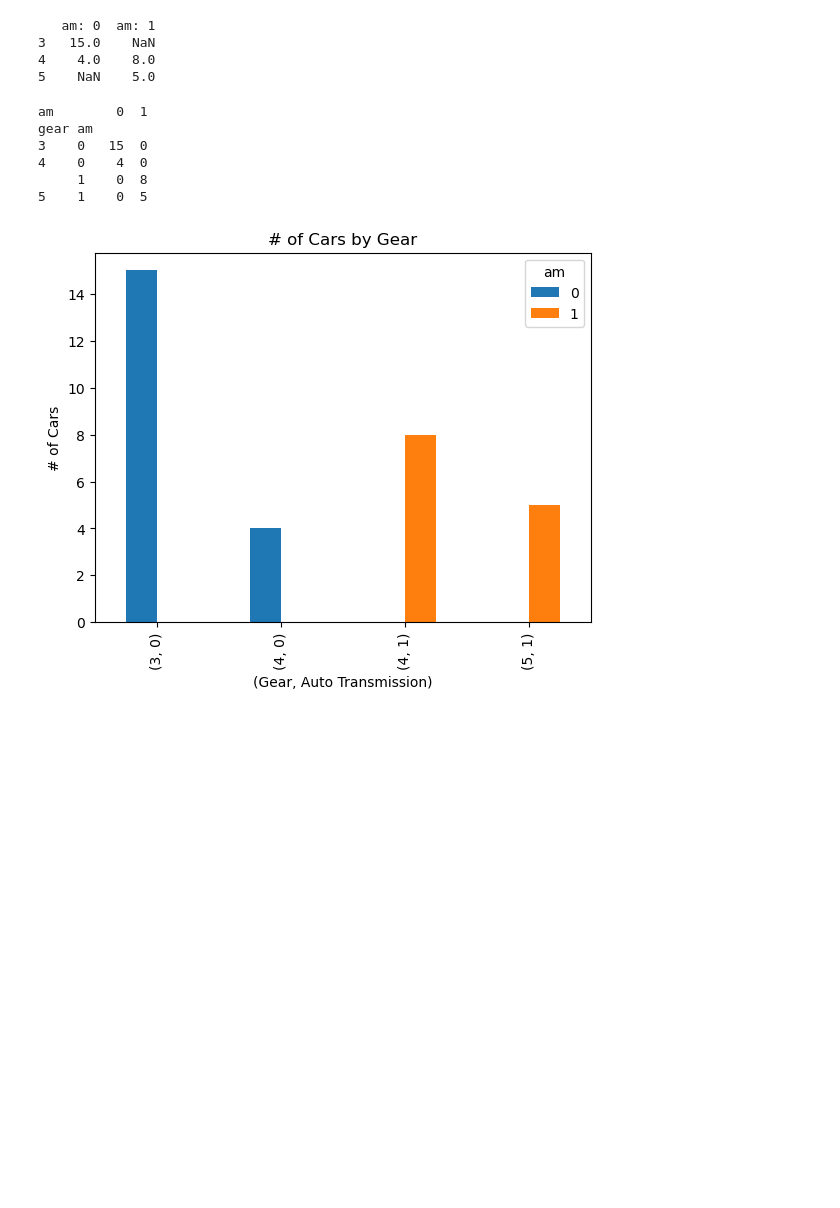
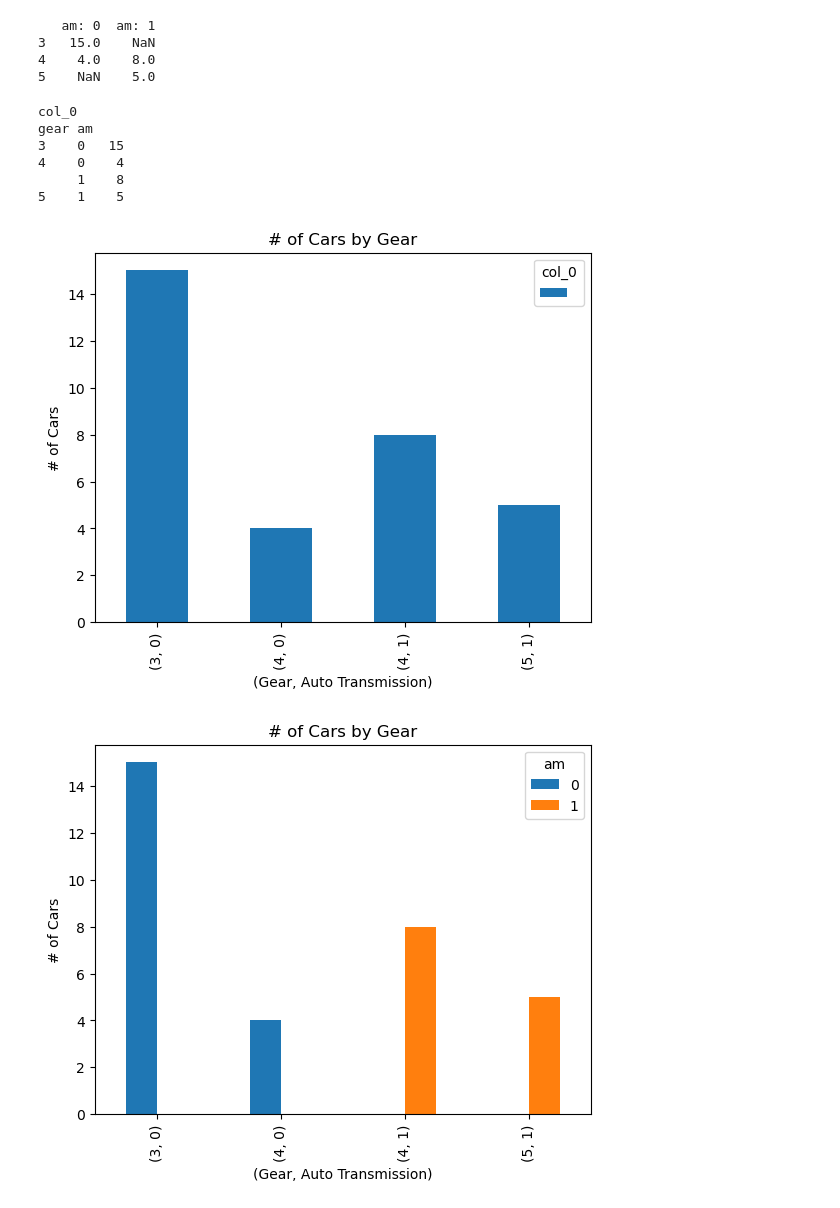
Before and after one commit to tlsdbstjr/DataEngineering, a Jupyter notebook: W1/M1/mtcars.ipynb, the cells around one changed output. Drawn from its saved outputs; the diff is of its cells as text; code cells hidden in the pictures; blank space fills up the shorter version.

```diff
--- a/W1/M1/mtcars.ipynb
+++ b/W1/M1/mtcars.ipynb
@@ -94,7 +94,11 @@ Index(['Unnamed: 0', 'mpg', 'cyl', 'disp', 'hp', 'drat', 'wt', 'qsec', 'vs',
 # %% [markdown]
 열 요소의 이름 하나를 바꿔본다.
 # %%
-mtcars.rename(columns = {'Unnamed: 0':'name'}, inplace = True)
+cols = mtcars.columns
+cols = list(cols)
+cols[0] = 'name'
+mtcars.columns = cols
+#mtcars.rename(columns = {'Unnamed: 0':'name'}, inplace = True)
 # %%
 mtcars.columns
 # %% [output]
@@ -244,15 +250,20 @@ print(gearData)
 4    4.0    8.0
 5    NaN    5.0
 # %%
-gearDataCrosstab = pd.crosstab(index = [mtcars.gear, mtcars.am], columns = mtcars.am)
+gearDataCrosstab = pd.crosstab(index = [mtcars.gear, mtcars.am], columns = [''])
 print(gearDataCrosstab)
 # %% [output]
-am        0  1
+col_0
 gear am
-3    0   15  0
-4    0    4  0
-     1    0  8
-5    1    0  5
+3    0   15
+4    0    4
+     1    8
+5    1    5
+# %%
+gearDataCrosstab.plot(kind = "bar", title = '# of Cars by Gear', xlabel = '(Gear, Auto Transmission)', ylabel = '# of Cars')
+plt.show()
+# %% [output]
+[figure, added]
 # %%
 gearDataCrosstab.plot(kind = "bar", title = '# of Cars by Gear', xlabel = '(Gear, Auto Transmission)', ylabel = '# of Cars')
 plt.show()
```
Also changed, not shown: parts of 1 cell of this notebook, 5 other files.
